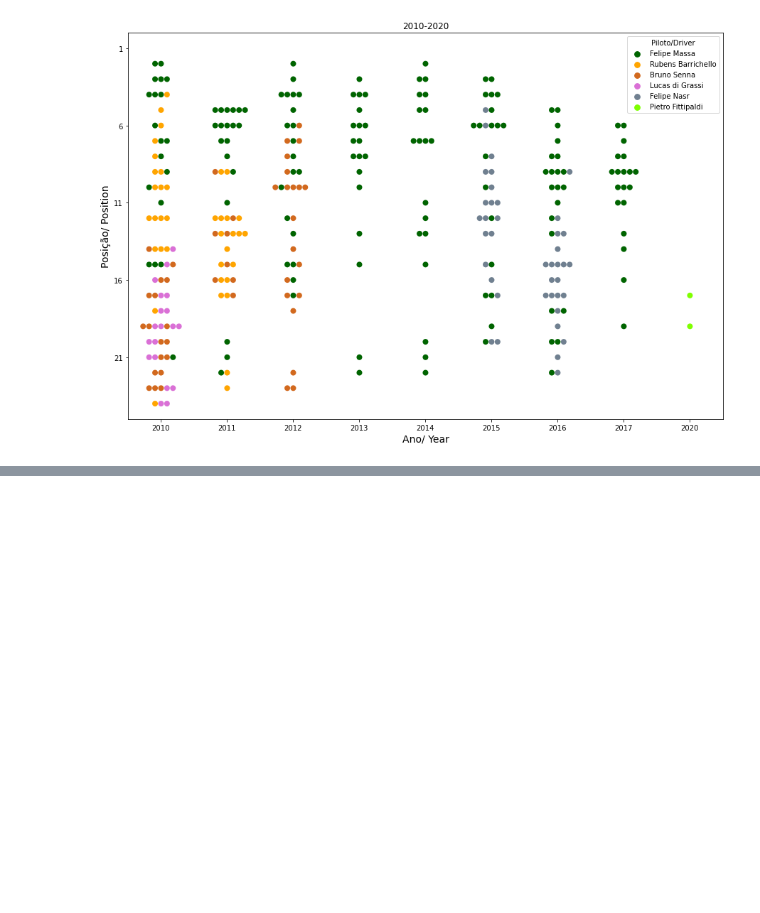
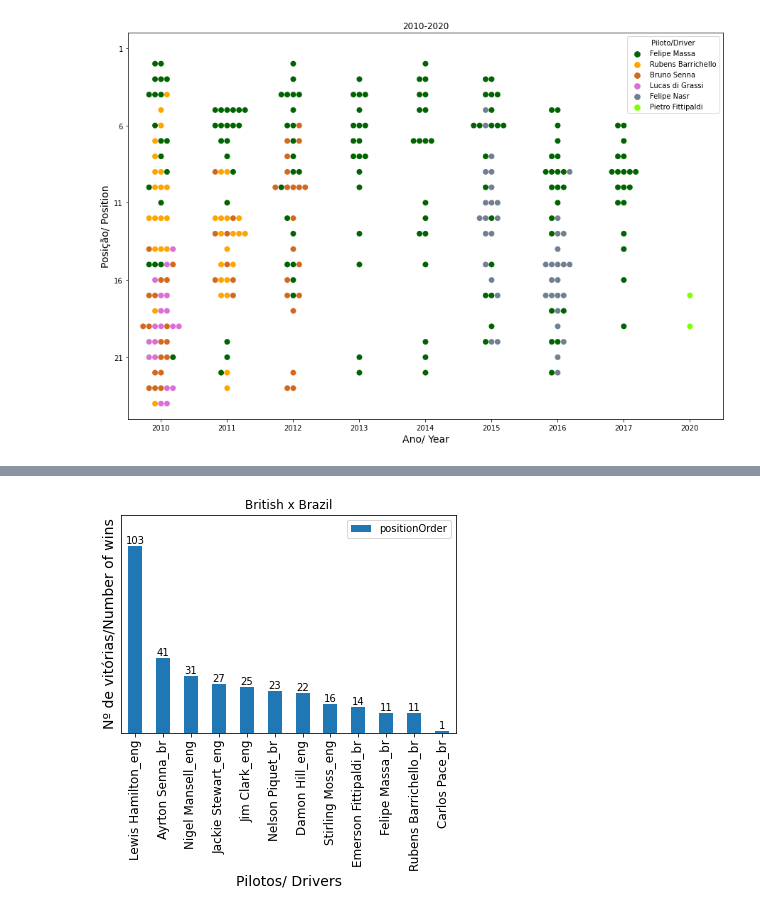
Before and after one commit to AndreMoura88/F1_brazilian_analysis, a Jupyter notebook: F1_history_analysis.ipynb, the cells around one changed output, grey strips where cells are left out. Saved outputs shown, nothing was run; the diff lists cells and outputs as text; code cells hidden in the pictures; blank space fills up the shorter version.

```diff
--- a/F1_history_analysis.ipynb
+++ b/F1_history_analysis.ipynb
@@ -435,0 +489,13 @@ plt.show(g)
+# %%
+drivers_engl = drivers.query('nationality=="British"')[['driverId','surname','url']]
+name_driv_engl = []
+name_driv_engl = [i.replace('http://en.wikipedia.org/wiki/', '').replace('_', ' ') for i in list(drivers_engl.url)]
+drivers_engl['real_name'] = name_driv_engl
+
+driv_laps_engl = pd.merge(results, drivers_engl, how = 'inner', on = 'driverId')
+driv_laps_engl.drop(["url", 'positionText', 'grid', ], axis=1, inplace=True)
+
+
+drivers_engl = drivers_engl.reset_index(drop=True)
+
+driv_laps_engl = driv_laps_engl.merge(small_races, left_on = 'raceId', right_on = 'raceId')
@@ -435,0 +518,11 @@ plt.show(g)
+# %%
+wins_br_driv = pd.DataFrame(driv_laps_br.query('positionOrder==1')\
+                            .groupby('real_name')['positionOrder'].sum()).reset_index()
+wins_br_driv.iloc[:,[0]] = wins_br_driv.real_name + '_br'
+
+wins_engl_driv = pd.DataFrame(driv_laps_engl.query('positionOrder==1').groupby('real_name')['positionOrder'].sum()\
+                                        .sort_values(ascending=False).head(6)).reset_index()
+wins_engl_driv.iloc[:,[0]] = wins_engl_driv.real_name + '_eng'
+
+top6wins = pd.merge(wins_br_driv, wins_engl_driv, how = 'outer')\
+                                        .sort_values('positionOrder', ascending=False).set_index('real_name')
@@ -435,0 +535,12 @@ plt.show(g)
+# %%
+cx = top6wins.plot.bar()
+cx.bar_label(cx.containers[0])
+cx.set_ylabel("Nº de vitórias/Number of wins",fontsize=14)
+cx.set_xlabel("Pilotos/ Drivers",fontsize=14)
+plt.ylim(0, 120)
+plt.title("British x Brazil")
+plt.xticks(rotation=90, size=12)
+plt.yticks([], [])
+plt.show()
+# %% [output]
+[figure, added]
```
Also changed, not shown: parts of 27 cells of this notebook.
